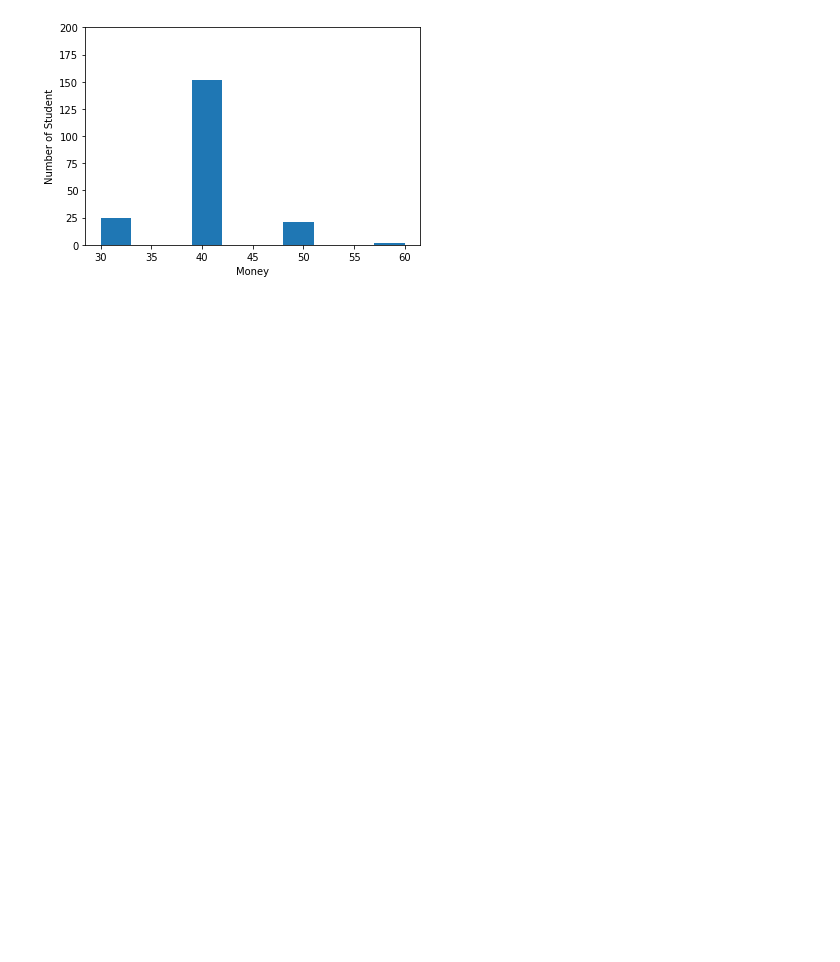
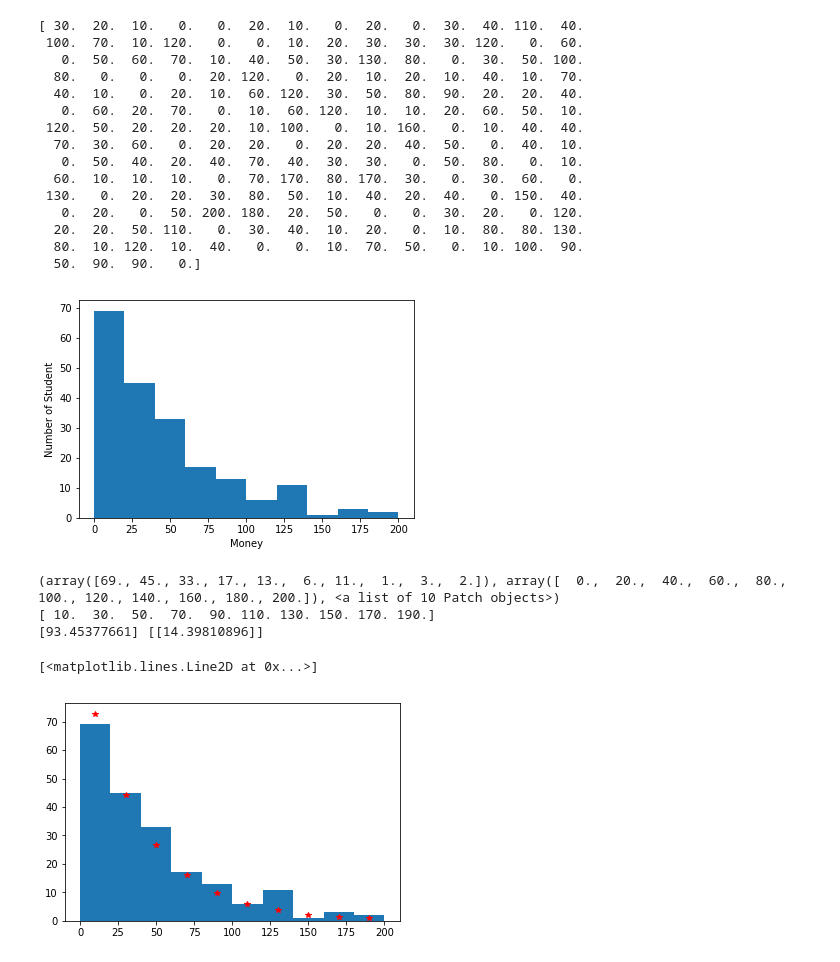
Before and after one commit to cfp106022130/10720PHYS290000, a Jupyter notebook: Salary Game.ipynb, the cells around one changed output. Drawn from its saved outputs; the diff is of its cells as text; code cells hidden in the pictures; blank space fills up the shorter version.

```diff
--- a/Salary Game.ipynb
+++ b/Salary Game.ipynb
@@ -1,3 +1,71 @@
+# %%
+import numpy as np
+import matplotlib.pyplot as plt
+
+n = 200
+m = 40
+dm = 10
+k = 100000
+
+money = np.linspace(m,m,n)
+
+for i in range(k):
+    a = b = 0
+    while (a == b):
+        a = np.random.randint(0,n)
+        b = np.random.randint(0,n)
+
+    awin = np.random.randint(0,2)
+
+    if awin == 0 and money[a]!=0:
+        money[a] -= dm
+        money[b] += dm
+    elif awin == 1 and money[b]!=0:
+        money[a] += dm
+        money[b] -= dm
+
+print(money)
+plt.hist(money, 10)
+plt.xlabel("Money")
+plt.ylabel("Number of Student")
+plt.show()
+
+a = plt.hist(money, 10)
+print(a)
+dx = (a[1][1]-a[1][0])
+bin_center = np.array(a[1][0:-1]) + dx/2
+print(bin_center)
+
+from scipy import optimize
+
+def test_func(x, amp):
+    return amp * np.exp(-x/m)
+
+params, params_covariance = optimize.curve_fit(test_func, bin_center, a[0])
+print(params, params_covariance)
+plt.plot(bin_center, test_func(bin_center, params[0]), "r*", label = 'Fitted function')
+# %% [output]
+[ 30.  20.  10.   0.   0.  20.  10.   0.  20.   0.  30.  40. 110.  40.
+ 100.  70.  10. 120.   0.   0.  10.  20.  30.  30.  30. 120.   0.  60.
+   0.  50.  60.  70.  10.  40.  50.  30. 130.  80.   0.  30.  50. 100.
+  80.   0.   0.   0.  20. 120.   0.  20.  10.  20.  10.  40.  10.  70.
+  40.  10.   0.  20.  10.  60. 120.  30.  50.  80.  90.  20.  20.  40.
+   0.  60.  20.  70.   0.  10.  60. 120.  10.  10.  20.  60.  50.  10.
+ 120.  50.  20.  20.  20.  10. 100.   0.  10. 160.   0.  10.  40.  40.
+  70.  30.  60.   0.  20.  20.   0.  20.  20.  40.  50.   0.  40.  10.
+   0.  50.  40.  20.  40.  70.  40.  30.  30.   0.  50.  80.   0.  10.
+  60.  10.  10.  10.   0.  70. 170.  80. 170.  30.   0.  30.  60.   0.
+ 130.   0.  20.  20.  30.  80.  50.  10.  40.  20.  40.   0. 150.  40.
+   0.  20.   0.  50. 200. 180.  20.  50.   0.   0.  30.  20.   0. 120.
+  20.  20.  50. 110.   0.  30.  40.  10.  20.   0.  10.  80.  80. 130.
+  80.  10. 120.  10.  40.   0.   0.  10.  70.  50.   0.  10. 100.  90.
+  50.  90.  90.   0.]
+[figure, added]
+(array([69., 45., 33., 17., 13.,  6., 11.,  1.,  3.,  2.]), array([  0.,  20.,  40.,  60.,  80., 100., 120., 140., 160., 180., 200.]), <a list of 10 Patch objects>)
+[ 10.  30.  50.  70.  90. 110. 130. 150. 170. 190.]
+[93.45377661] [[14.39810896]]
+[<matplotlib.lines.Line2D at 0x...>]
+[figure, added]
 # %%
 import numpy as np
 import matplotlib.pyplot as plt
@@ -5,29 +73,28 @@ import matplotlib.pyplot as plt
 n = 200
 m = 40
 dm = 10
-k = 30
+k = 100000
 
 money = np.linspace(m,m,n)
 
 for i in range(k):
     a = b = 0
-    while (a == b or money[a]==0 or money[b]==0):
+    while (a == b or money[a]==0 or money[b]==0 ):
         a = np.random.randint(0,n)
         b = np.random.randint(0,n)
 
-    awin = np.random.randint(0,1)
+    awin = np.random.randint(0,2)
 
     if awin == 0:
         money[a] -= dm
         money[b] += dm
-    else:
+    elif awin == 1:
         money[a] += dm
         money[b] -= dm
 
+print(money)
 plt.hist(money, 10)
 plt.xlabel("Money")
 plt.ylabel("Number of Student")
 plt.ylim(0,n)
 plt.show()
-# %% [output]
-[figure, removed]
```
Also changed, not shown: parts of 1 cell of this notebook.
